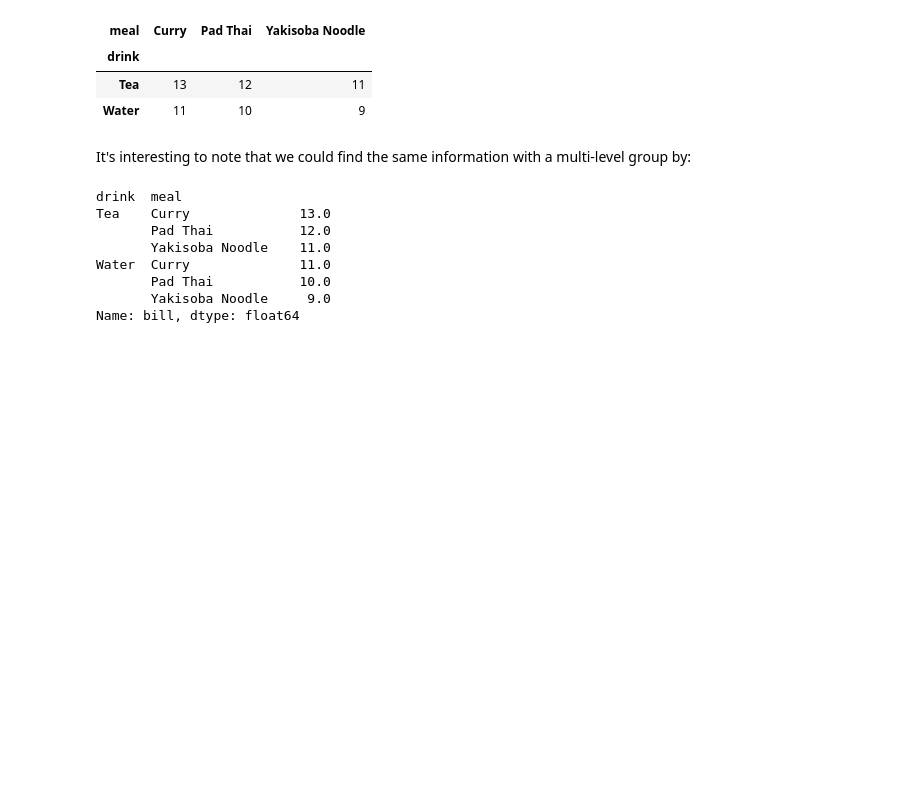
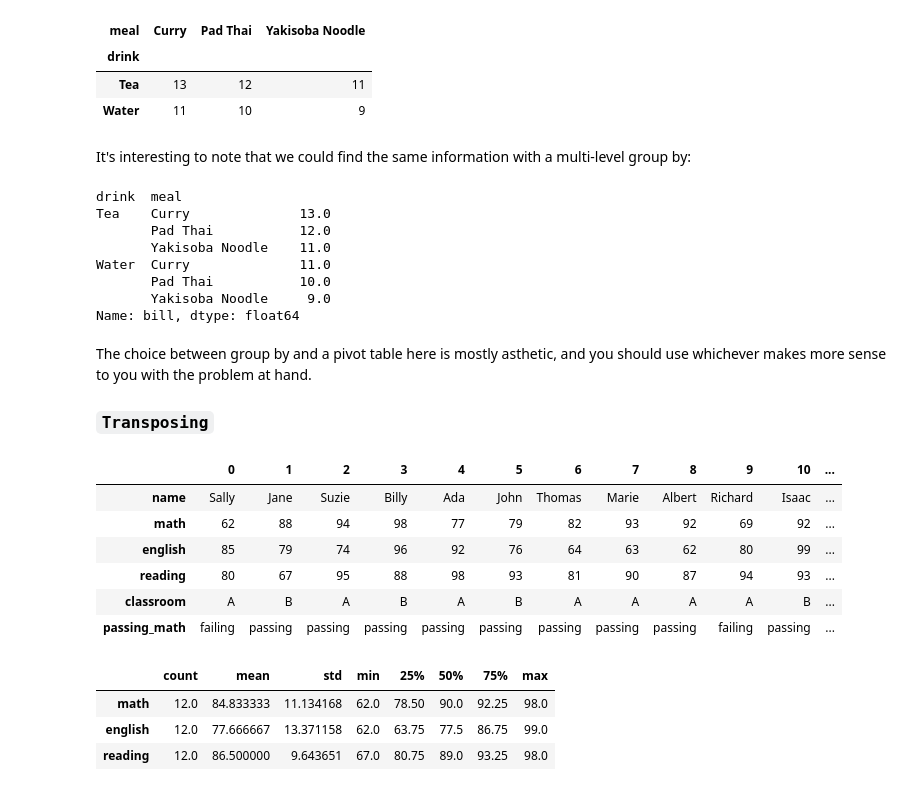
Before and after one commit to RichardAlcabes22/codeup_review, a Jupyter notebook: 3-data_science_libraries/00_pandas_adv_dataframes_lesson.ipynb, the cells around one changed output. Cells and saved outputs as stored; diff of their text form; code cells hidden in the pictures; blank space fills up the shorter version.

```diff
--- a/3-data_science_libraries/00_pandas_adv_dataframes_lesson.ipynb
+++ b/3-data_science_libraries/00_pandas_adv_dataframes_lesson.ipynb
@@ -755,3 +755,24 @@ Water  Curry              11.0
        Pad Thai           10.0
        Yakisoba Noodle     9.0
 Name: bill, dtype: float64
+# %% [markdown]
+The choice between group by and a pivot table here is mostly asthetic, and you should use whichever makes more sense to you with the problem at hand.
+
+### `Transposing`
+# %%
+df.T
+# %% [output]
+|  | 0 | 1 | 2 | 3 | 4 | 5 | 6 | 7 | 8 | 9 | 10 | ... |
+| name | Sally | Jane | Suzie | Billy | Ada | John | Thomas | Marie | Albert | Richard | Isaac | ... |
+| math | 62 | 88 | 94 | 98 | 77 | 79 | 82 | 93 | 92 | 69 | 92 | ... |
+| english | 85 | 79 | 74 | 96 | 92 | 76 | 64 | 63 | 62 | 80 | 99 | ... |
+| reading | 80 | 67 | 95 | 88 | 98 | 93 | 81 | 90 | 87 | 94 | 93 | ... |
+| classroom | A | B | A | B | A | B | A | A | A | A | B | ... |
+| passing_math | failing | passing | passing | passing | passing | passing | passing | passing | passing | failing | passing | ... |
+# %%
+df.describe().T
+# %% [output]
+|  | count | mean | std | min | 25% | 50% | 75% | max |
+| math | 12.0 | 84.833333 | 11.134168 | 62.0 | 78.50 | 90.0 | 92.25 | 98.0 |
+| english | 12.0 | 77.666667 | 13.371158 | 62.0 | 63.75 | 77.5 | 86.75 | 99.0 |
+| reading | 12.0 | 86.500000 | 9.643651 | 67.0 | 80.75 | 89.0 | 93.25 | 98.0 |
```
